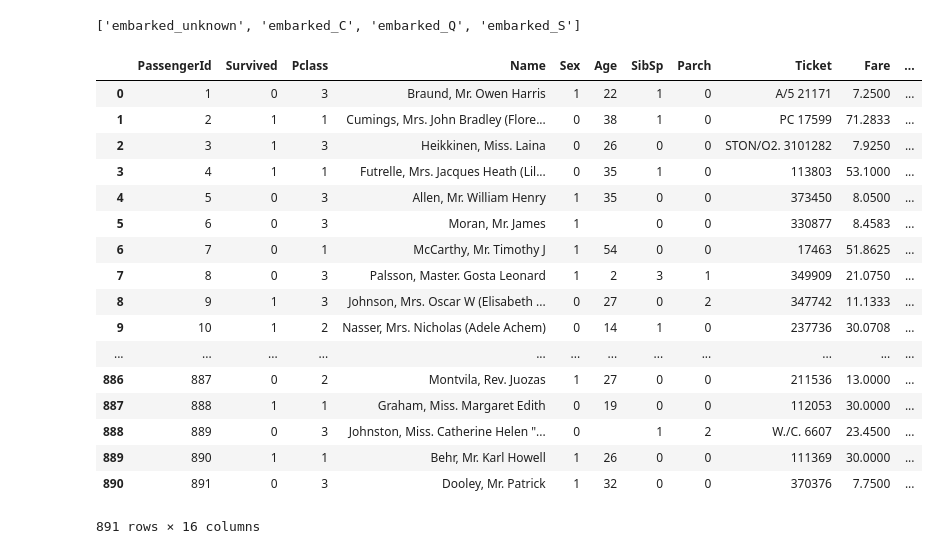
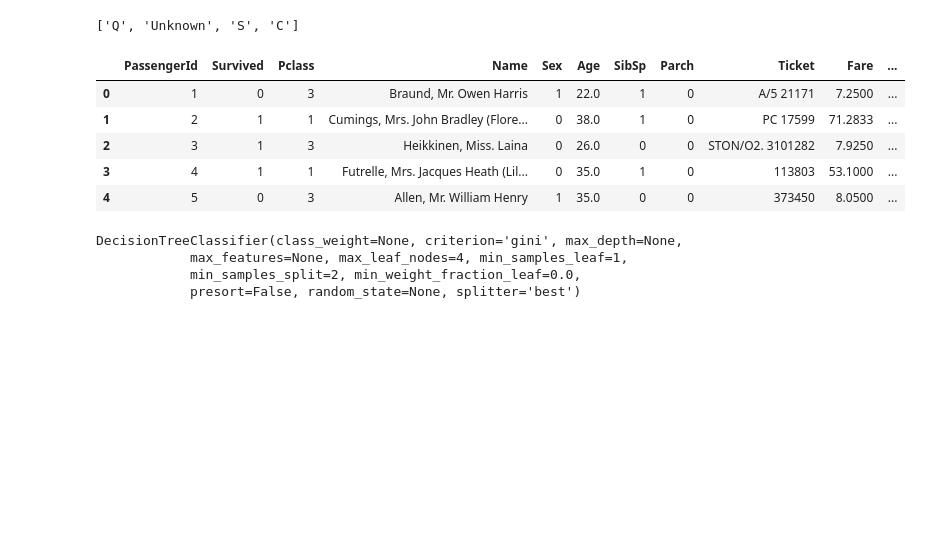
Before and after one commit to ivandir/GuildDemos, a Jupyter notebook: titanic.ipynb, the cells around one changed output. Cells and saved outputs as stored; diff of their text form; code cells hidden in the pictures; blank space fills up the shorter version.

Commit message:
Add more work on titanic example.

```diff
--- a/titanic.ipynb
+++ b/titanic.ipynb
@@ -1,7 +1,11 @@
 # %%
 import numpy
 import pandas
-df = pandas.read_csv('data/titanic-train.csv', na_filter=False)
-df.head(6)
+import sklearn
+import sklearn.tree
+
+converters = { 'Embarked': lambda s: s if s != '' else 'Unknown' }
+df = pandas.read_csv('data/titanic-train.csv', na_filter=True, converters = converters)
+df.head(5)
 # %% [output]
 |  | PassengerId | Survived | Pclass | Name | Sex | Age | SibSp | Parch | Ticket | Fare | ... |
@@ -14,36 +17,29 @@ df.head(6)
 # %%
-from sklearn import preprocessing
-sex_codec = preprocessing.LabelEncoder()
-embarked_codec = preprocessing.LabelBinarizer()
+d = {}
+for v in df['Embarked']:
+    d[v] = True
+print(d.keys())
+
+
+sex_codec = sklearn.preprocessing.LabelEncoder()
+embarked_codec = sklearn.preprocessing.LabelBinarizer()
+imputer = sklearn.preprocessing.Imputer()
 
 sex_codec.fit(df['Sex'])
 embarked_codec.fit(df['Embarked'])
 
 embarked_columns = ['embarked_' + (s if s != '' else 'unknown')
-                    for s in
-                    embarked_codec.inverse_transform(numpy.matrix([[1, 0, 0, 0],
-                                                                  [0, 1, 0, 0],
-                                                                  [0, 0, 1, 0],
-                                                                  [0, 0, 0, 1]]))[:,0]]
-df['Sex']= sex_codec.transform(df['Sex'])
-pandas.concat([df, pandas.DataFrame(embarked_codec.transform(df['Embarked']), columns=embarked_columns)], axis=1)
+                    for s in embarked_codec.classes_]
+
+df['Sex']= sex_codec.fit_transform(df['Sex'])
+
+df = pandas.concat([df, pandas.DataFrame(embarked_codec.fit_transform(df['Embarked']), columns=embarked_columns)], axis=1)
+df.head(5)
 # %% [output]
-['embarked_unknown', 'embarked_C', 'embarked_Q', 'embarked_S']
+['Q', 'Unknown', 'S', 'C']
 |  | PassengerId | Survived | Pclass | Name | Sex | Age | SibSp | Parch | Ticket | Fare | ... |
-| 0 | 1 | 0 | 3 | Braund, Mr. Owen Harris | 1 | 22 | 1 | 0 | A/5 21171 | 7.2500 | ... |
-| 1 | 2 | 1 | 1 | Cumings, Mrs. John Bradley (Flore... | 0 | 38 | 1 | 0 | PC 17599 | 71.2833 | ... |
-| 2 | 3 | 1 | 3 | Heikkinen, Miss. Laina | 0 | 26 | 0 | 0 | STON/O2. 3101282 | 7.9250 | ... |
-| 3 | 4 | 1 | 1 | Futrelle, Mrs. Jacques Heath (Lil... | 0 | 35 | 1 | 0 | 113803 | 53.1000 | ... |
-| 4 | 5 | 0 | 3 | Allen, Mr. William Henry | 1 | 35 | 0 | 0 | 373450 | 8.0500 | ... |
-| 5 | 6 | 0 | 3 | Moran, Mr. James | 1 |  | 0 | 0 | 330877 | 8.4583 | ... |
-| 6 | 7 | 0 | 1 | McCarthy, Mr. Timothy J | 1 | 54 | 0 | 0 | 17463 | 51.8625 | ... |
-| 7 | 8 | 0 | 3 | Palsson, Master. Gosta Leonard | 1 | 2 | 3 | 1 | 349909 | 21.0750 | ... |
-| 8 | 9 | 1 | 3 | Johnson, Mrs. Oscar W (Elisabeth ... | 0 | 27 | 0 | 2 | 347742 | 11.1333 | ... |
-| 9 | 10 | 1 | 2 | Nasser, Mrs. Nicholas (Adele Achem) | 0 | 14 | 1 | 0 | 237736 | 30.0708 | ... |
-| ... | ... | ... | ... | ... | ... | ... | ... | ... | ... | ... | ... |
-| 886 | 887 | 0 | 2 | Montvila, Rev. Juozas | 1 | 27 | 0 | 0 | 211536 | 13.0000 | ... |
-| 887 | 888 | 1 | 1 | Graham, Miss. Margaret Edith | 0 | 19 | 0 | 0 | 112053 | 30.0000 | ... |
-| 888 | 889 | 0 | 3 | Johnston, Miss. Catherine Helen "... | 0 |  | 1 | 2 | W./C. 6607 | 23.4500 | ... |
-| 889 | 890 | 1 | 1 | Behr, Mr. Karl Howell | 1 | 26 | 0 | 0 | 111369 | 30.0000 | ... |
-| 890 | 891 | 0 | 3 | Dooley, Mr. Patrick | 1 | 32 | 0 | 0 | 370376 | 7.7500 | ... |
+| 0 | 1 | 0 | 3 | Braund, Mr. Owen Harris | 1 | 22.0 | 1 | 0 | A/5 21171 | 7.2500 | ... |
+| 1 | 2 | 1 | 1 | Cumings, Mrs. John Bradley (Flore... | 0 | 38.0 | 1 | 0 | PC 17599 | 71.2833 | ... |
+| 2 | 3 | 1 | 3 | Heikkinen, Miss. Laina | 0 | 26.0 | 0 | 0 | STON/O2. 3101282 | 7.9250 | ... |
+| 3 | 4 | 1 | 1 | Futrelle, Mrs. Jacques Heath (Lil... | 0 | 35.0 | 1 | 0 | 113803 | 53.1000 | ... |
+| 4 | 5 | 0 | 3 | Allen, Mr. William Henry | 1 | 35.0 | 0 | 0 | 373450 | 8.0500 | ... |
-891 rows × 16 columns
@@ -49,0 +51,11 @@ pandas.concat([df, pandas.DataFrame(embarked_codec.transform(df['Embarked']), co
+# %%
+target = df['Survived']
+classifier = sklearn.tree.DecisionTreeClassifier(max_depth=None,
+                                                 max_leaf_nodes=4,
+                                                 max_features=None)
+classifier.fit(features, target)
+# %% [output]
+DecisionTreeClassifier(class_weight=None, criterion='gini', max_depth=None,
+            max_features=None, max_leaf_nodes=4, min_samples_leaf=1,
+            min_samples_split=2, min_weight_fraction_leaf=0.0,
+            presort=False, random_state=None, splitter='best')
```
Also changed, not shown: parts of 3 cells of this notebook.
